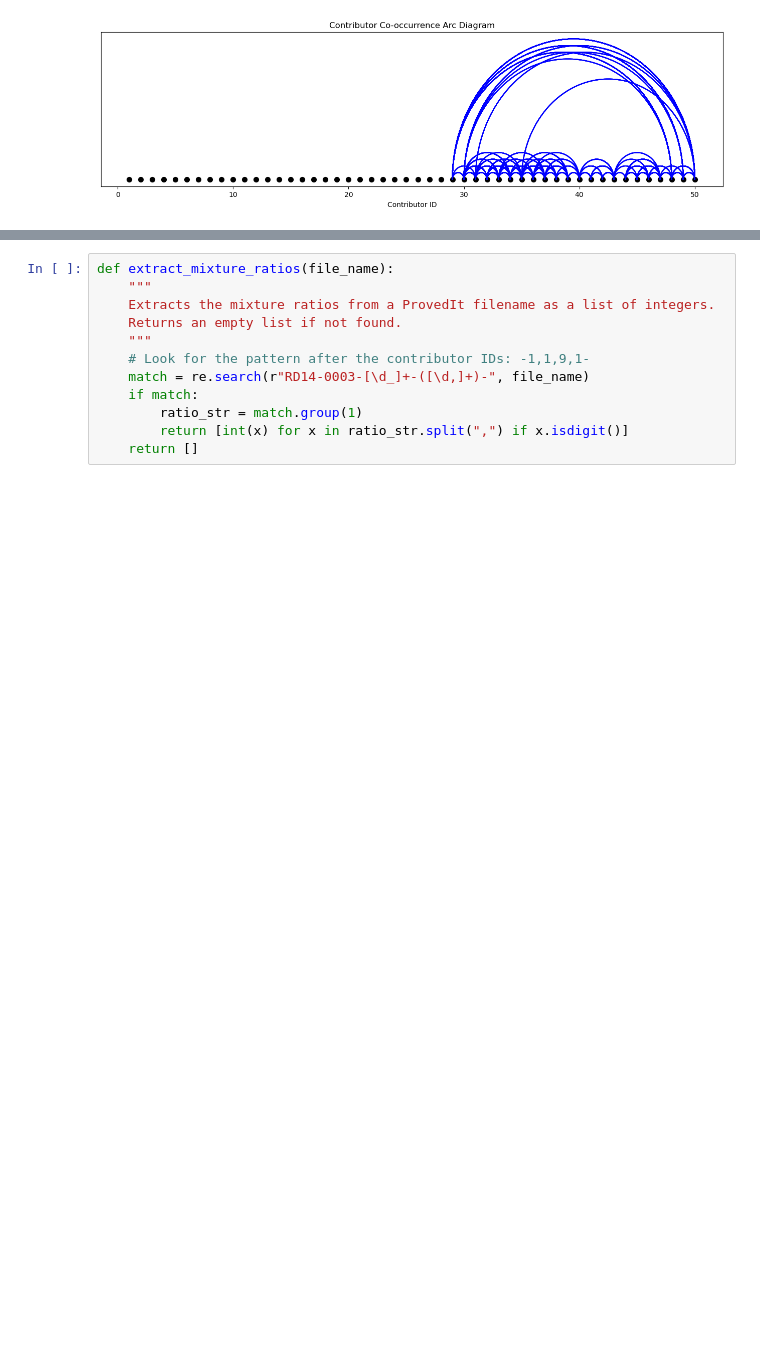
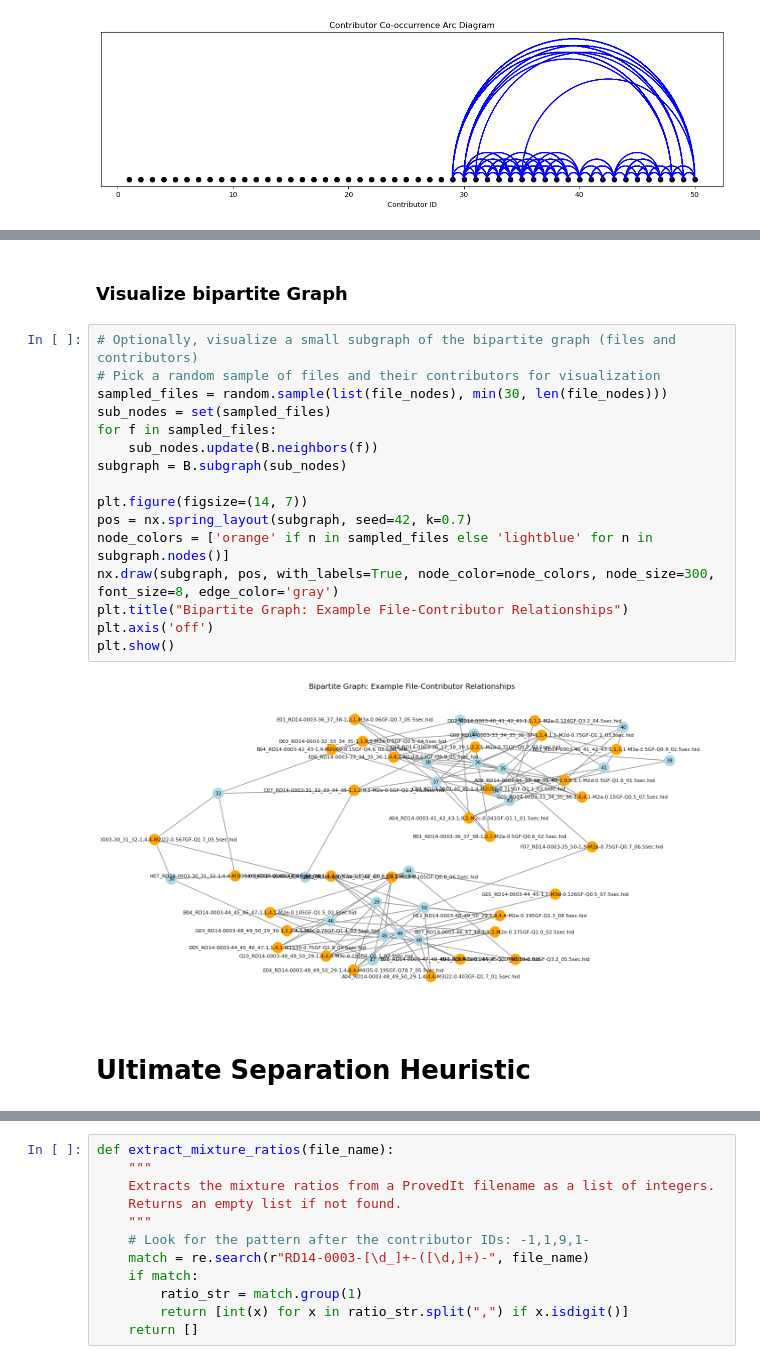
Before and after one commit to amar-mesic/DNANet, a Jupyter notebook: notebooks/visualize_provedit_contributor_mix.ipynb, the cells around one changed output, grey strips where cells are left out. Cells and saved outputs as stored; diff of their text form; blank space fills up the shorter version.

```diff
--- a/notebooks/visualize_provedit_contributor_mix.ipynb
+++ b/notebooks/visualize_provedit_contributor_mix.ipynb
@@ -105,0 +301,22 @@ plot_arc_diagram(pairs)
+# %% [markdown]
+### Visualize bipartite Graph
+# %%
+# Optionally, visualize a small subgraph of the bipartite graph (files and contributors)
+# Pick a random sample of files and their contributors for visualization
+sampled_files = random.sample(list(file_nodes), min(30, len(file_nodes)))
+sub_nodes = set(sampled_files)
+for f in sampled_files:
+    sub_nodes.update(B.neighbors(f))
+subgraph = B.subgraph(sub_nodes)
+
+plt.figure(figsize=(14, 7))
+pos = nx.spring_layout(subgraph, seed=42, k=0.7)
+node_colors = ['orange' if n in sampled_files else 'lightblue' for n in subgraph.nodes()]
+nx.draw(subgraph, pos, with_labels=True, node_color=node_colors, node_size=300, font_size=8, edge_color='gray')
+plt.title("Bipartite Graph: Example File-Contributor Relationships")
+plt.axis('off')
+plt.show()
+# %% [output]
+[figure, added]
+# %% [markdown]
+# Ultimate Separation Heuristic
```
Also changed, not shown: parts of 29 cells of this notebook, 9 other files.
